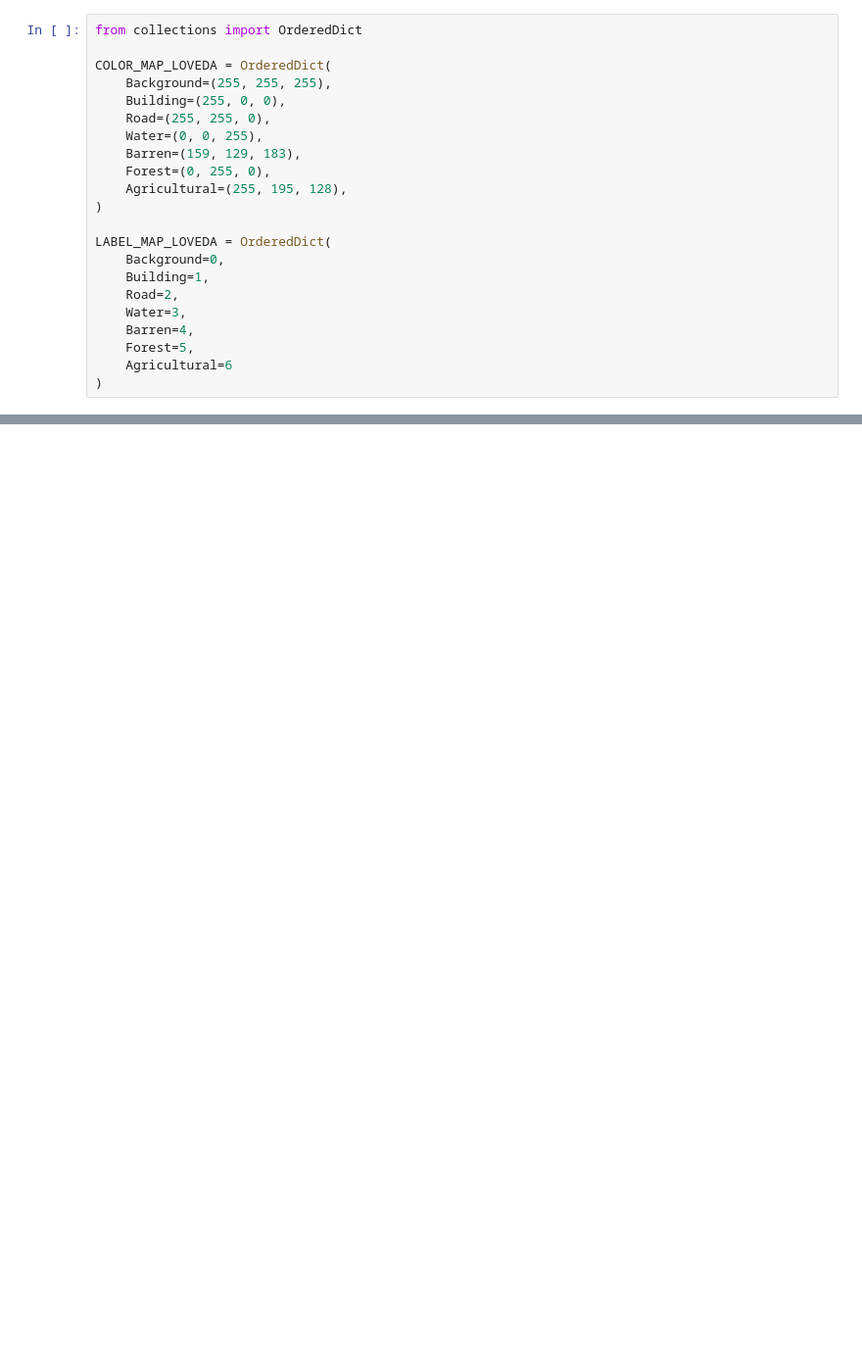
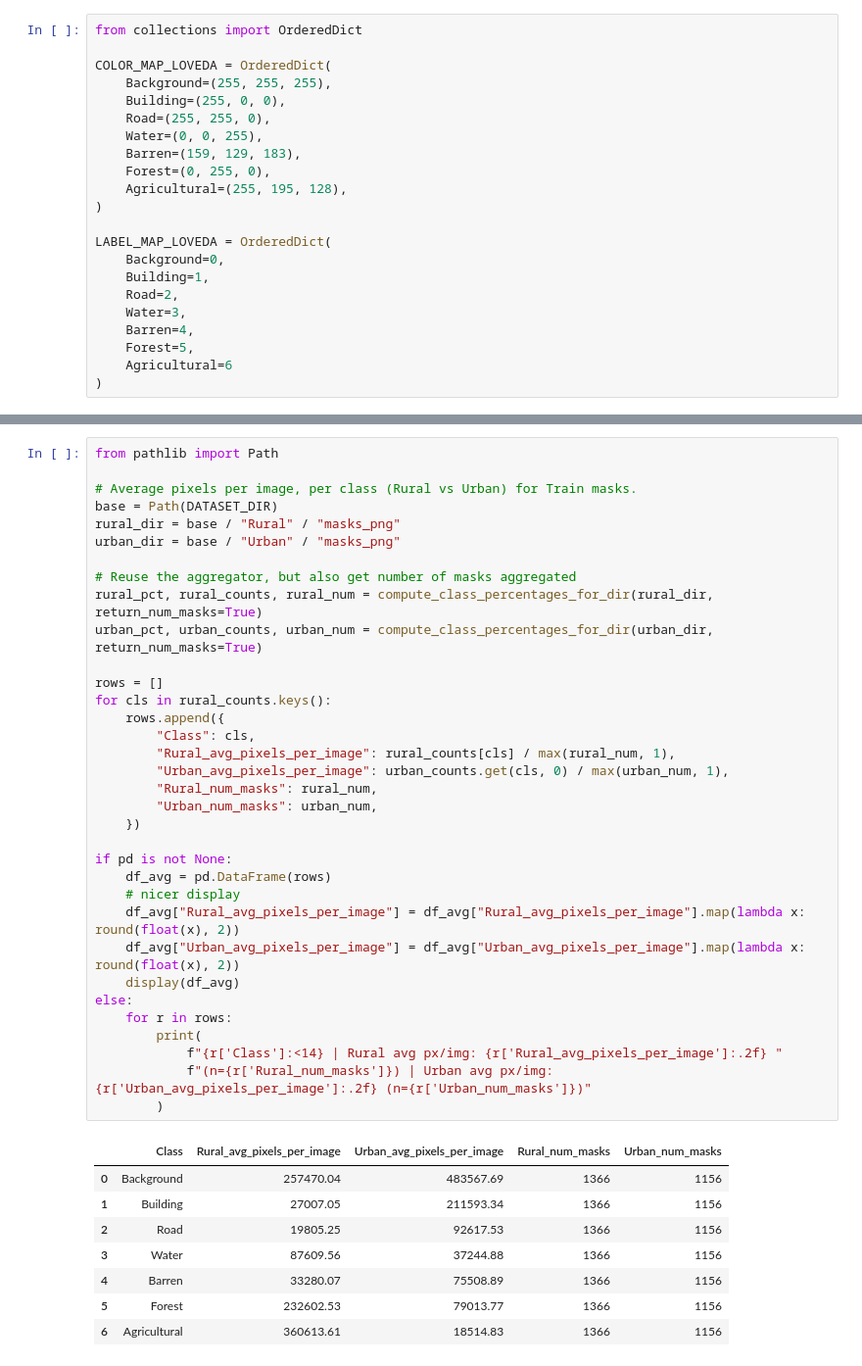
Before and after one commit to Buddhi19/SyntheticGen, a Jupyter notebook: annotations/datasetloader.ipynb, the cells around one changed output, grey strips where cells are left out. Shown at 98% size. Drawn from its saved outputs; the diff is of its cells as text; blank space fills up the shorter version.

```diff
--- a/annotations/datasetloader.ipynb
+++ b/annotations/datasetloader.ipynb
@@ -328,0 +391,43 @@ plot_label_heatmap(label_x0, title="x0 (mapped back) collapsed to one label heat
+# %%
+from pathlib import Path
+
+# Average pixels per image, per class (Rural vs Urban) for Train masks.
+base = Path(DATASET_DIR)
+rural_dir = base / "Rural" / "masks_png"
+urban_dir = base / "Urban" / "masks_png"
+
+# Reuse the aggregator, but also get number of masks aggregated
+rural_pct, rural_counts, rural_num = compute_class_percentages_for_dir(rural_dir, return_num_masks=True)
+urban_pct, urban_counts, urban_num = compute_class_percentages_for_dir(urban_dir, return_num_masks=True)
+
+rows = []
+for cls in rural_counts.keys():
+    rows.append({
+        "Class": cls,
+        "Rural_avg_pixels_per_image": rural_counts[cls] / max(rural_num, 1),
+        "Urban_avg_pixels_per_image": urban_counts.get(cls, 0) / max(urban_num, 1),
+        "Rural_num_masks": rural_num,
+        "Urban_num_masks": urban_num,
+    })
+
+if pd is not None:
+    df_avg = pd.DataFrame(rows)
+    # nicer display
+    df_avg["Rural_avg_pixels_per_image"] = df_avg["Rural_avg_pixels_per_image"].map(lambda x: round(float(x), 2))
+    df_avg["Urban_avg_pixels_per_image"] = df_avg["Urban_avg_pixels_per_image"].map(lambda x: round(float(x), 2))
+    display(df_avg)
+else:
+    for r in rows:
+        print(
+            f"{r['Class']:<14} | Rural avg px/img: {r['Rural_avg_pixels_per_image']:.2f} "
+            f"(n={r['Rural_num_masks']}) | Urban avg px/img: {r['Urban_avg_pixels_per_image']:.2f} (n={r['Urban_num_masks']})"
+        )
+# %% [output]
+|  | Class | Rural_avg_pixels_per_image | Urban_avg_pixels_per_image | Rural_num_masks | Urban_num_masks |
+| 0 | Background | 257470.04 | 483567.69 | 1366 | 1156 |
+| 1 | Building | 27007.05 | 211593.34 | 1366 | 1156 |
+| 2 | Road | 19805.25 | 92617.53 | 1366 | 1156 |
+| 3 | Water | 87609.56 | 37244.88 | 1366 | 1156 |
+| 4 | Barren | 33280.07 | 75508.89 | 1366 | 1156 |
+| 5 | Forest | 232602.53 | 79013.77 | 1366 | 1156 |
+| 6 | Agricultural | 360613.61 | 18514.83 | 1366 | 1156 |
```
Also changed, not shown: parts of 9 cells of this notebook, 4 other files.
